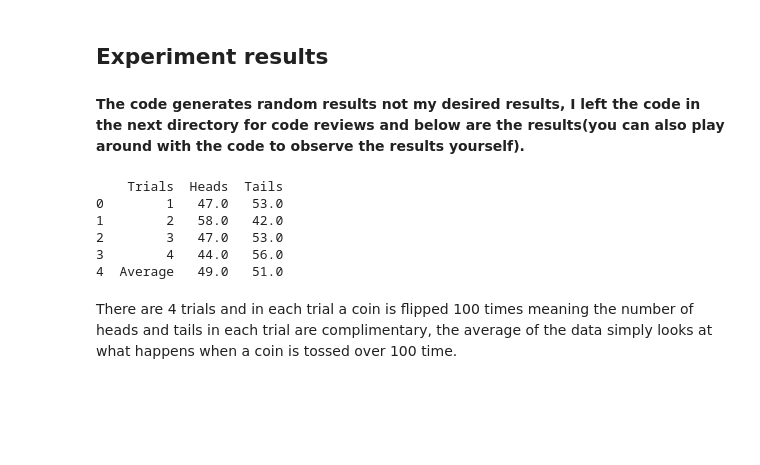
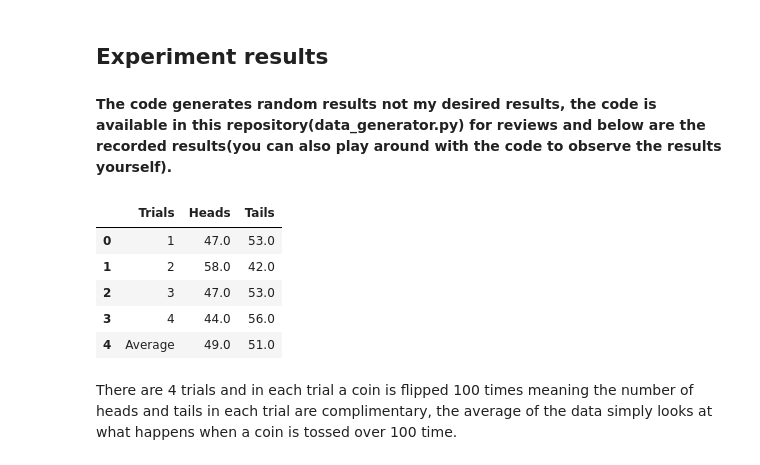
Before and after one commit to GIftSibusiso/HEADS-TAILS-EXPERIMENT, a Jupyter notebook: experiment_analysis.ipynb, the cells around one changed output. Saved outputs shown, nothing was run; the diff lists cells and outputs as text; code cells hidden in the pictures; blank space fills up the shorter version.

```diff
--- a/experiment_analysis.ipynb
+++ b/experiment_analysis.ipynb
@@ -10,18 +10,18 @@ Relative frequency is equal to the number of times an event happens divided by t
 # %% [markdown]
 ## Experiment results
 # %% [markdown]
-**The code generates random results not my desired results, I left the code in the next directory for code reviews and below are the results(you can also play around with the code to observe the results yourself).**
+**The code generates random results not my desired results, the code is available in this repository(data_generator.py) for reviews and  below are the recorded results(you can also play around with the code to observe the results yourself).**
 # %%
-df = pandas.read_csv("data\experiment_outcome.csv")
+df = pd.read_csv("data\experiment_outcome.csv")
 
-print(df)
+df
 # %% [output]
-    Trials  Heads  Tails
-0        1   47.0   53.0
-1        2   58.0   42.0
-2        3   47.0   53.0
-3        4   44.0   56.0
-4  Average   49.0   51.0
+|  | Trials | Heads | Tails |
+| 0 | 1 | 47.0 | 53.0 |
+| 1 | 2 | 58.0 | 42.0 |
+| 2 | 3 | 47.0 | 53.0 |
+| 3 | 4 | 44.0 | 56.0 |
+| 4 | Average | 49.0 | 51.0 |
 # %% [markdown]
 There are 4 trials and in each trial a coin is flipped 100 times meaning the number of heads and tails in each trial are complimentary, the average of the data simply looks at what happens when a coin is tossed over 100 time.
 # %% [markdown]
```
Also changed, not shown: parts of 1 cell of this notebook, 1 other file.
